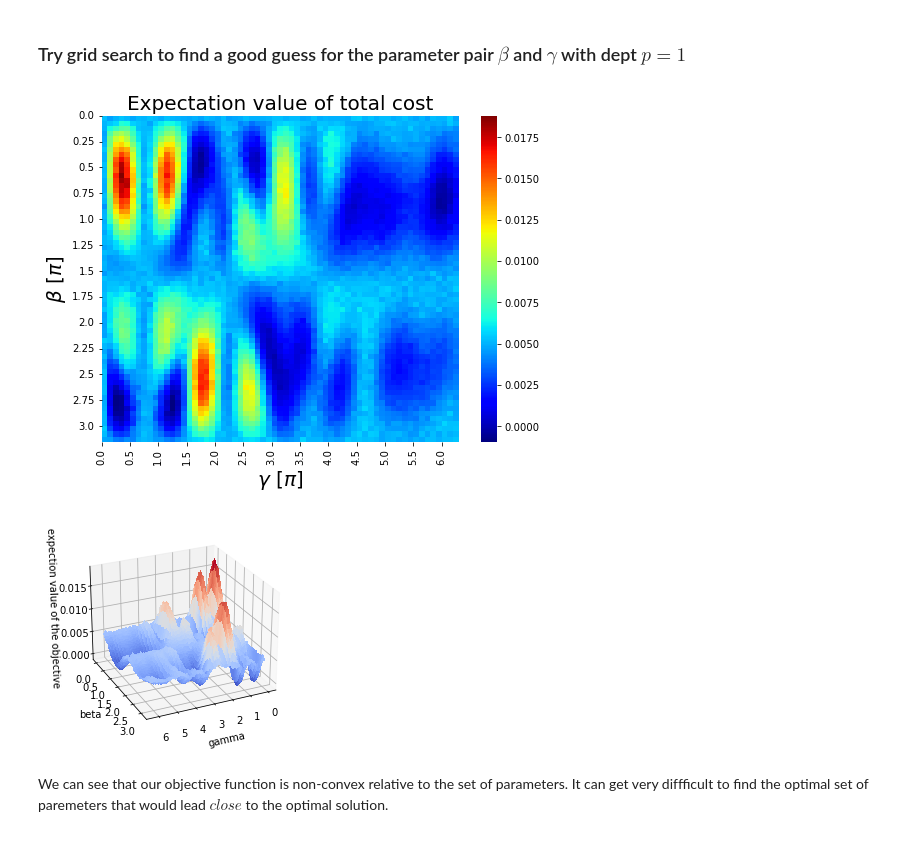
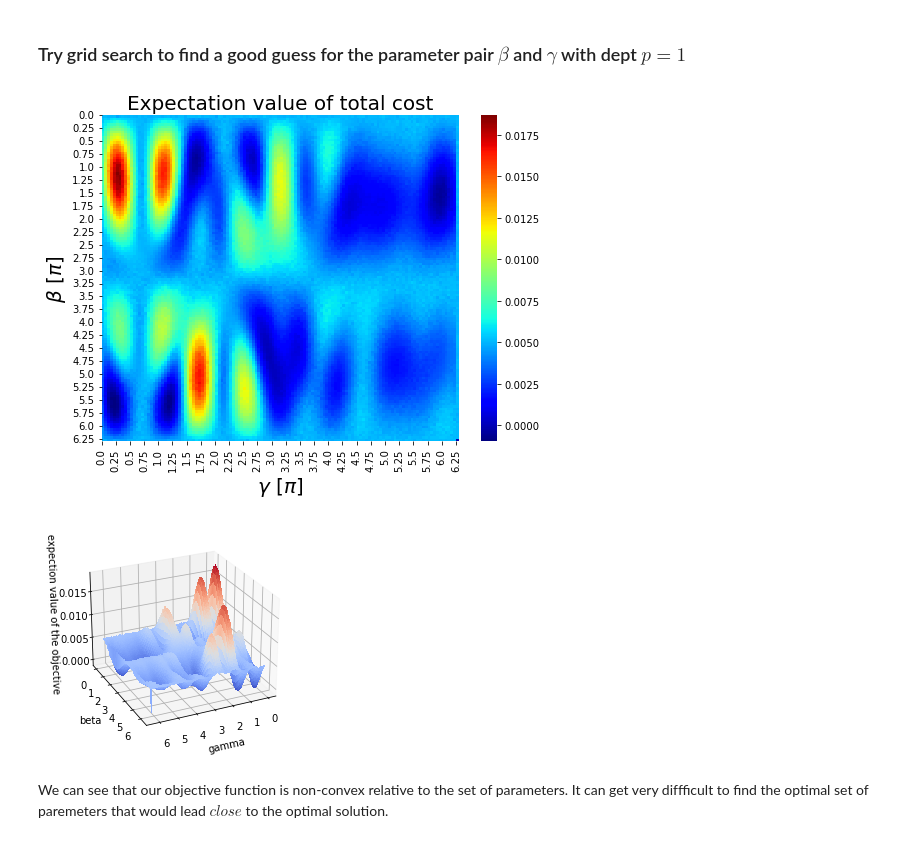
Before and after one commit to jimphon88/quantum-computing, a Jupyter notebook: mean variance optimization qaoa.ipynb, the cells around one changed output. Saved outputs shown, nothing was run; the diff lists cells and outputs as text; code cells hidden in the pictures.

Commit message:
qaoa parameter optimization initialization

```diff
--- a/mean variance optimization qaoa.ipynb
+++ b/mean variance optimization qaoa.ipynb
@@ -448,7 +449,7 @@ def get_qaoa_circuit(n,J,h, beta_list, gamma_list, p=1):
 
         for i in range(n):
             # rotate i along the x axis by beta
-            qc.rx(2 * beta, i)
+            qc.rx(beta, i)
 
     # measure the state for each i
     qc.measure_all()
@@ -468,53 +469,57 @@ def compute_expectation(counts):
 # %% [markdown]
 ### Try grid search to find a good guess for the parameter pair $\beta$ and $\gamma$ with dept $p=1$
 # %%
-iter_list = np.arange(0, np.pi, 1/20)
+# iter_list = np.arange(-2*np.pi, 2*np.pi, 1/20)
+iter_list = np.arange(0, 2*np.pi, 1/20)
 loss_dim = len(iter_list)
 expectation = np.zeros((loss_dim,loss_dim))
 depth = 1
-shots = 2500
-for _b, beta in enumerate(iter_list):
-    for _g, gamma in enumerate(iter_list):
-        start = 0
-        # beta  *= 2
-        gamma *= 2
-        beta_list = [beta] * depth
-        gamma_list = [gamma] * depth
-        qaoa_qc = get_qaoa_circuit(n,J,h,beta_list,gamma_list,p=depth)
-        backend = Aer.get_backend("statevector_simulator")
-        job     = execute(qaoa_qc, backend, shots = shots)
-        result  = job.result()
-        counts  = result.get_counts()
-        expectation[_b][_g] = compute_expectation(counts)
+shots = 10000
+# backend_sim = "statevector_simulator"
+backend_sim = "qasm_simulator"
+param_iter_list = np.array([[b,g] for b in iter_list for g in iter_list])
+iter_list_len = len(iter_list)
+_b, _g = 0, 0
+for _, (beta, gamma) in enumerate(tqdm(param_iter_list)):
+    beta_list = [beta] * depth
+    gamma_list = [gamma] * depth
+    qaoa_qc = get_qaoa_circuit(n,J,h,beta_list,gamma_list,p=depth)
+    backend = Aer.get_backend(backend_sim)
+    job     = execute(qaoa_qc, backend, shots = shots)
+    result  = job.result()
+    counts  = result.get_counts()
+    expectation[_b][_g] = compute_expectation(counts)
+    _g = _ % iter_list_len
+    _b = _ // iter_list_len
 # %%
 fig, ax = plt.subplots(figsize=(8,6))
 sns.heatmap(expectation, cbar=True, cmap='jet')
 ax.set_title('Expectation value of total cost',size=20)
 ax.set_xlabel(r'$\gamma \ [\pi]$',size=20)
 ax.set_ylabel(r'$\beta \ [\pi]$',size=20)
 
 loc = ticker.MultipleLocator(base=5)
 
 # xticks for gamma
 ax.set_xticks(list(range(len(expectation[0]))))
-ax.set_xticklabels([2*_ for _ in iter_list])
+ax.set_xticklabels(iter_list)
 
 # yticks for beta
 ax.set_yticks(list(range(len(expectation[0]))))
 ax.set_yticklabels(iter_list) # this locator puts ticks at regular intervals
 
 # tick label freq as every 5 steps
 ax.xaxis.set_major_locator(loc)
 ax.yaxis.set_major_locator(loc)
 text = r'''
         Figure {}: $\langle \psi(\gamma,\beta)|C(z)|\psi(\gamma,\beta) \rangle$ using input data.
         '''.format(1)
 # plt.text(loc='bottom', ha='left', size=12)
 plt.show()
 # %% [output]
-[figure, old version]
+[figure, new version]
 # %%
-X = 2*iter_list
+X = iter_list
 Y = iter_list
 X,Y = np.meshgrid(X,Y)
 
@@ -530,7 +535,7 @@ ax.view_init(25, 65)
 
 plt.show()
 # %% [output]
-[figure, old version]
+[figure, new version]
 # %% [markdown]
 We can see that our objective function is non-convex relative to the set of parameters. It can get very diffficult to find the optimal set of paremeters that would lead $\textit{close}$ to the optimal solution.
 # %%
```
Also changed, not shown: parts of 16 cells of this notebook.
